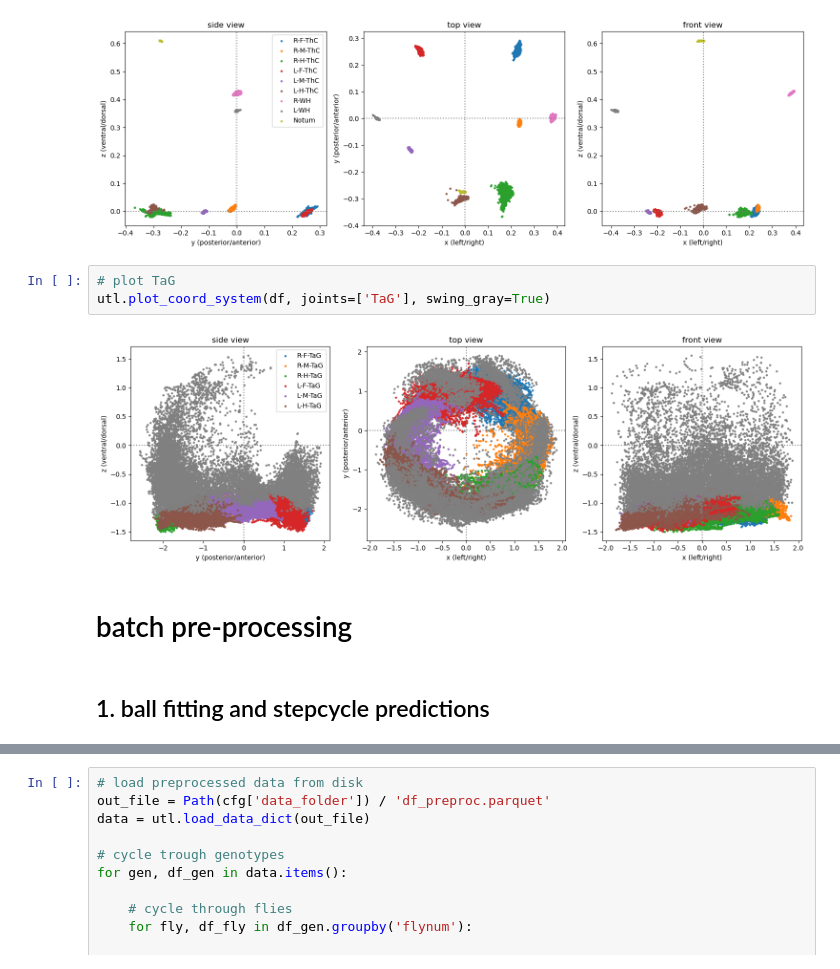
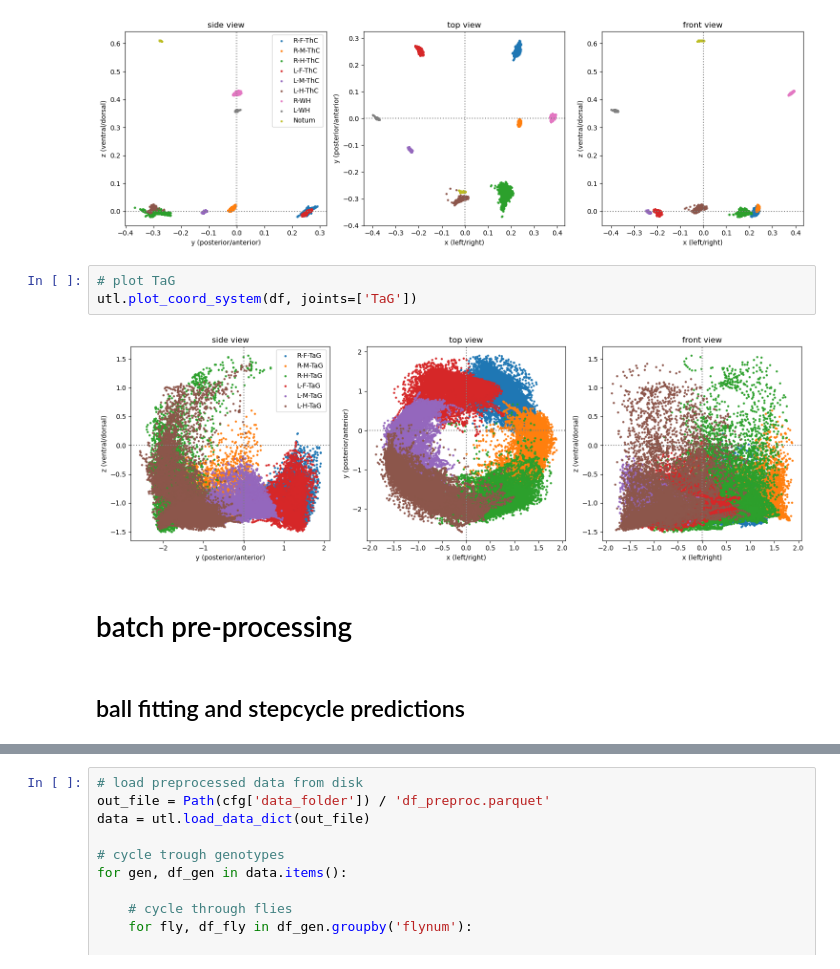
Before and after one commit to bidaye-lab/kinematics_analysis, a Jupyter notebook: feature_generation/coordinate_transformation.ipynb, the cells around one changed output, grey strips where cells are left out. Cells and saved outputs as stored; diff of their text form.

```diff
--- a/feature_generation/coordinate_transformation.ipynb
+++ b/feature_generation/coordinate_transformation.ipynb
@@ -98,13 +109,13 @@ utl.plot_coord_system(df)
 [figure]
 # %%
 # plot TaG
-utl.plot_coord_system(df, joints=['TaG'], swing_gray=True)
+utl.plot_coord_system(df, joints=['TaG'])
 # %% [output]
-[figure, old version]
+[figure, new version]
 # %% [markdown]
 # batch pre-processing
 # %% [markdown]
-## 1. ball fitting and stepcycle predictions
+## ball fitting and stepcycle predictions
 # %%
 # load data
 data = utl.load_data_hdf(cfg)
```
Also changed, not shown: parts of 9 cells of this notebook, 1 other file.
